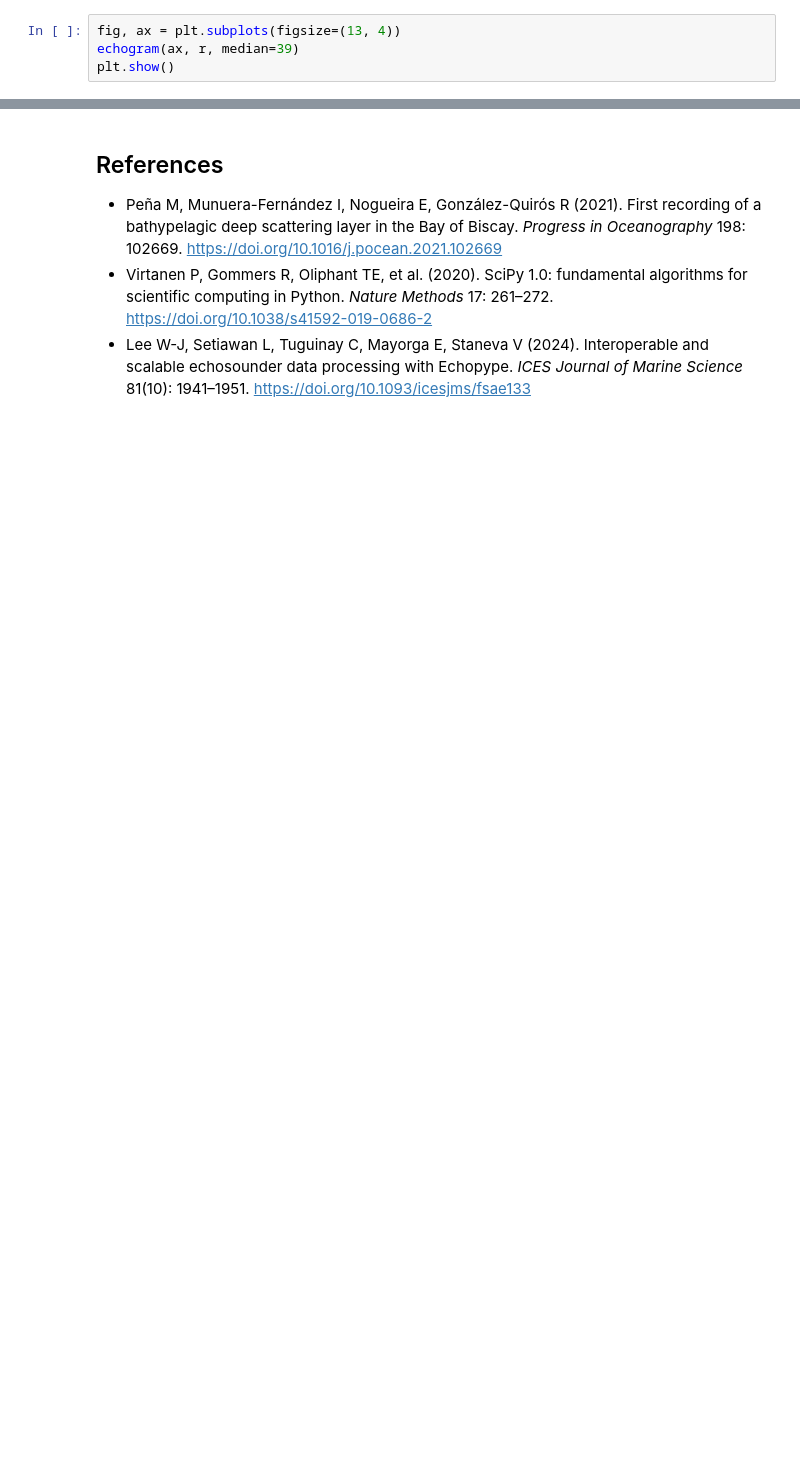
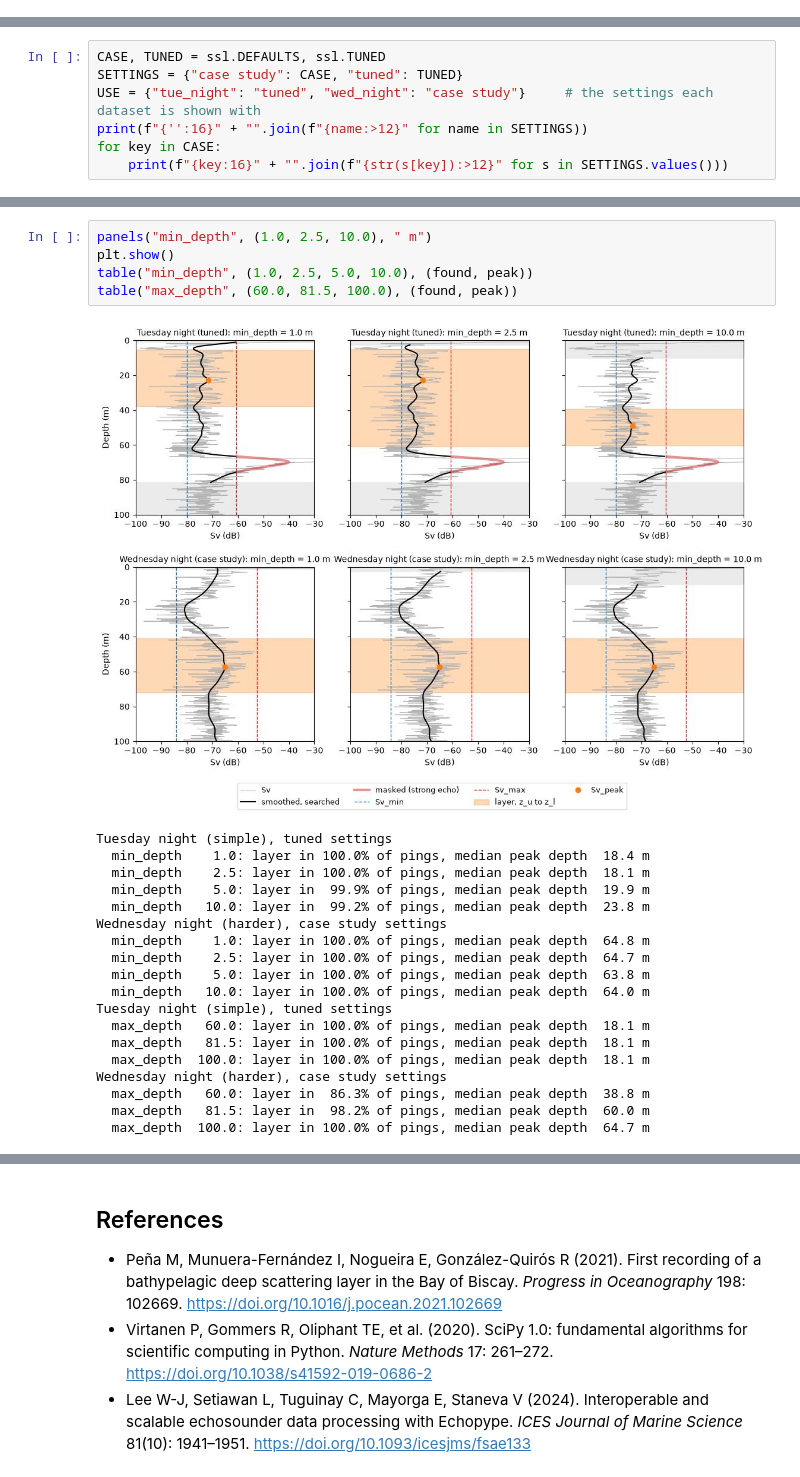
Before and after one commit to Ahmed-Abdelgayed/SSL-detector-demo, a Jupyter notebook: ssl_detector_demo.ipynb, the cells around one changed output, grey strips where cells are left out. Saved outputs shown, nothing was run; the diff lists cells and outputs as text; blank space fills up the shorter version.

```diff
--- a/ssl_detector_demo.ipynb
+++ b/ssl_detector_demo.ipynb
@@ -280,4 +0,0 @@ running median over 39 pings (about 2 minutes) that skips pings without a layer.
-# %%
-fig, ax = plt.subplots(figsize=(13, 4))
-echogram(ax, r, median=39)
-plt.show()
@@ -347,0 +105,7 @@ display(w.HBox([left, right]), out)
+# %%
+CASE, TUNED = ssl.DEFAULTS, ssl.TUNED
+SETTINGS = {"case study": CASE, "tuned": TUNED}
+USE = {"tue_night": "tuned", "wed_night": "case study"}     # the settings each dataset is shown with
+print(f"{'':16}" + "".join(f"{name:>12}" for name in SETTINGS))
+for key in CASE:
+    print(f"{key:16}" + "".join(f"{str(s[key]):>12}" for s in SETTINGS.values()))
@@ -347,0 +213,25 @@ display(w.HBox([left, right]), out)
+# %%
+panels("min_depth", (1.0, 2.5, 10.0), " m")
+plt.show()
+table("min_depth", (1.0, 2.5, 5.0, 10.0), (found, peak))
+table("max_depth", (60.0, 81.5, 100.0), (found, peak))
+# %% [output]
+[figure, added]
+Tuesday night (simple), tuned settings
+  min_depth    1.0: layer in 100.0% of pings, median peak depth  18.4 m
+  min_depth    2.5: layer in 100.0% of pings, median peak depth  18.1 m
+  min_depth    5.0: layer in  99.9% of pings, median peak depth  19.9 m
+  min_depth   10.0: layer in  99.2% of pings, median peak depth  23.8 m
+Wednesday night (harder), case study settings
+  min_depth    1.0: layer in 100.0% of pings, median peak depth  64.8 m
+  min_depth    2.5: layer in 100.0% of pings, median peak depth  64.7 m
+  min_depth    5.0: layer in 100.0% of pings, median peak depth  63.8 m
+  min_depth   10.0: layer in 100.0% of pings, median peak depth  64.0 m
+Tuesday night (simple), tuned settings
+  max_depth   60.0: layer in 100.0% of pings, median peak depth  18.1 m
+  max_depth   81.5: layer in 100.0% of pings, median peak depth  18.1 m
+  max_depth  100.0: layer in 100.0% of pings, median peak depth  18.1 m
+Wednesday night (harder), case study settings
+  max_depth   60.0: layer in  86.3% of pings, median peak depth  38.8 m
+  max_depth   81.5: layer in  98.2% of pings, median peak depth  60.0 m
+  max_depth  100.0: layer in 100.0% of pings, median peak depth  64.7 m
```
Also changed, not shown: parts of 51 cells of this notebook, 6 other files.
